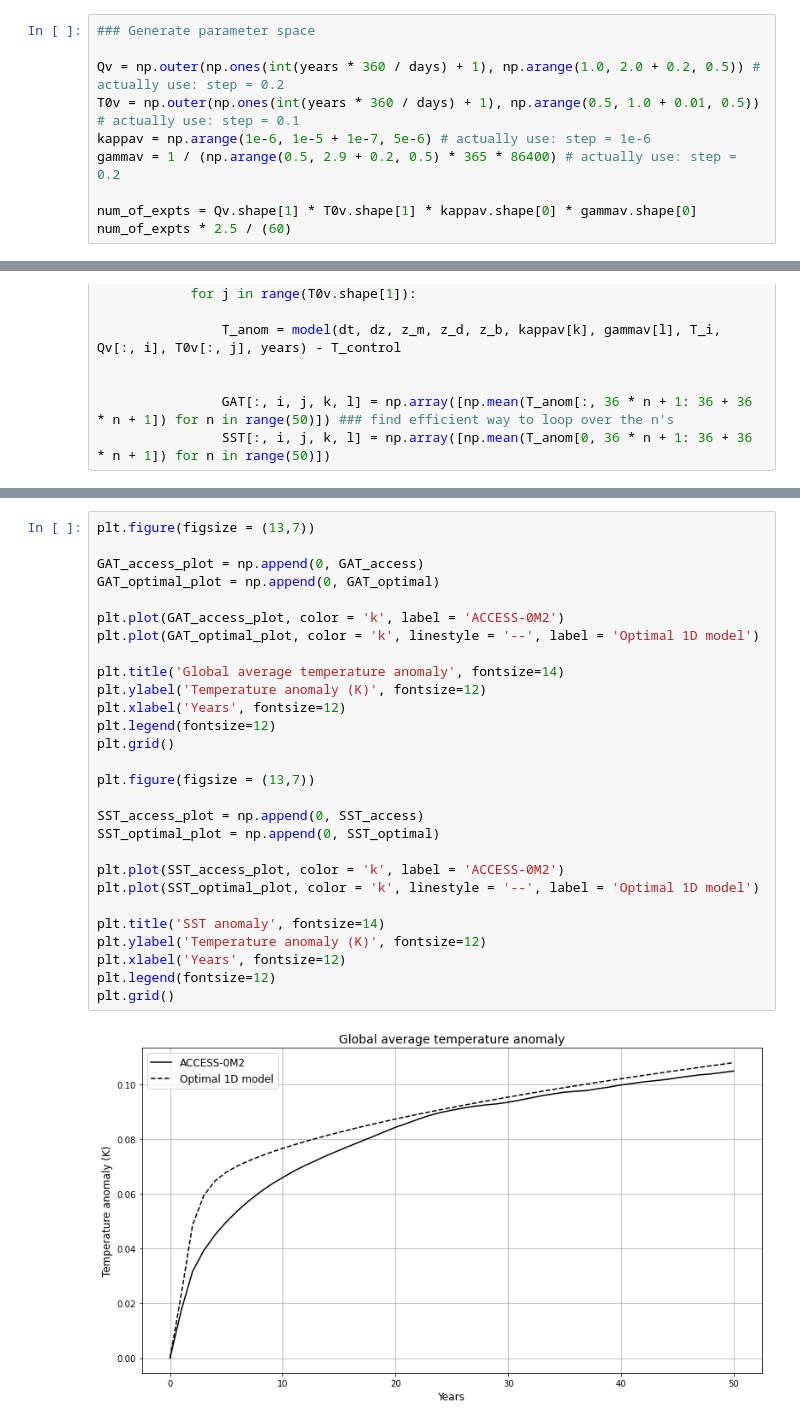
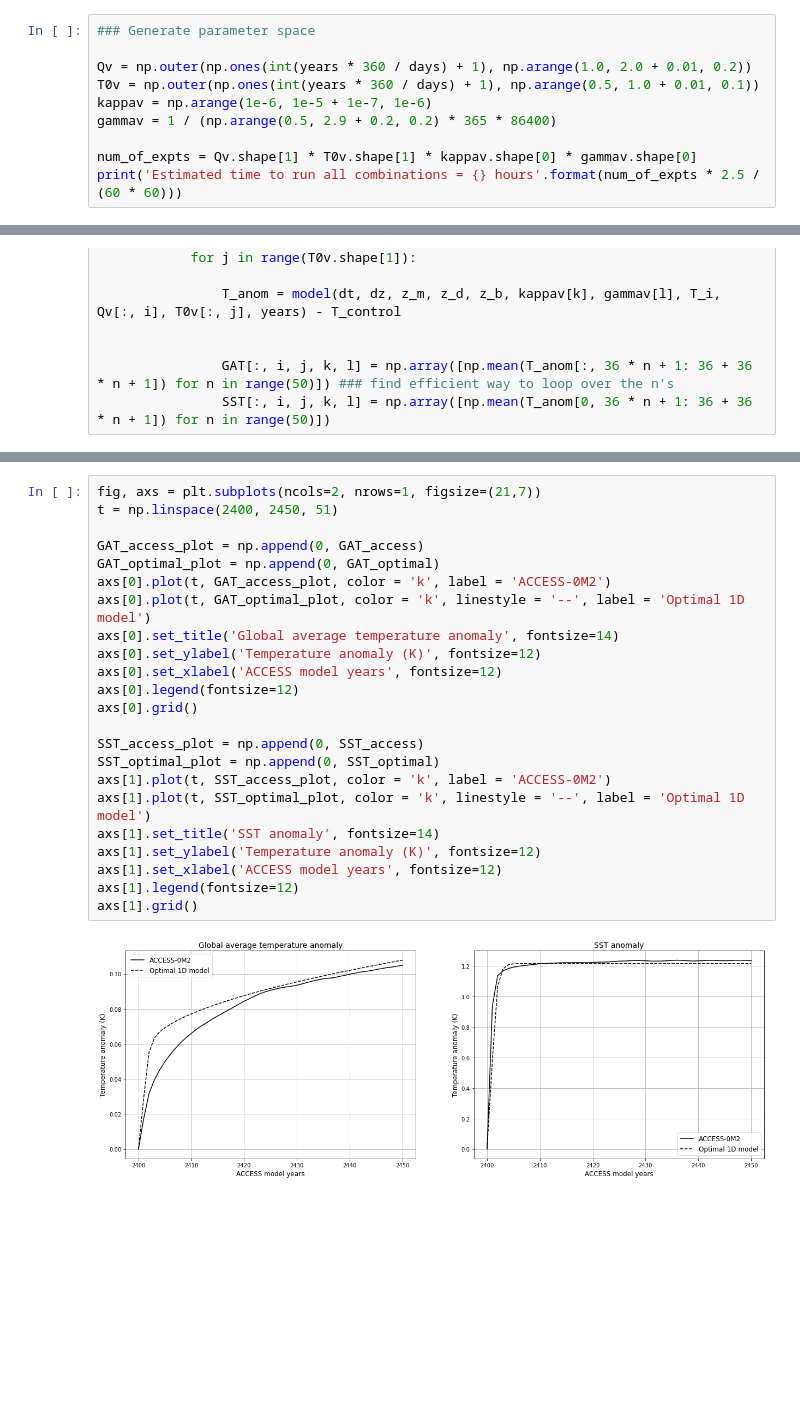
Before and after one commit to mpudig/HonoursThesis, a Jupyter notebook: one_dim_experiments.ipynb, the cells around one changed output, grey strips where cells are left out. Drawn from its saved outputs; the diff is of its cells as text; blank space fills up the shorter version.

Commit message:
Updates to one_dim_experiments. Optimal paramaters found from 5000 experiments.

```diff
--- a/one_dim_experiments.ipynb
+++ b/one_dim_experiments.ipynb
@@ -43,11 +41,11 @@ t = np.linspace(0.0, years * 360, N + 1)
 # %%
 ### Generate parameter space
 
-Qv = np.outer(np.ones(int(years * 360 / days) + 1), np.arange(1.0, 2.0 + 0.2, 0.5)) # actually use: step = 0.2
-T0v = np.outer(np.ones(int(years * 360 / days) + 1), np.arange(0.5, 1.0 + 0.01, 0.5)) # actually use: step = 0.1
-kappav = np.arange(1e-6, 1e-5 + 1e-7, 5e-6) # actually use: step = 1e-6
-gammav = 1 / (np.arange(0.5, 2.9 + 0.2, 0.5) * 365 * 86400) # actually use: step = 0.2
+Qv = np.outer(np.ones(int(years * 360 / days) + 1), np.arange(1.0, 2.0 + 0.01, 0.2))
+T0v = np.outer(np.ones(int(years * 360 / days) + 1), np.arange(0.5, 1.0 + 0.01, 0.1))
+kappav = np.arange(1e-6, 1e-5 + 1e-7, 1e-6)
+gammav = 1 / (np.arange(0.5, 2.9 + 0.2, 0.2) * 365 * 86400)
 
 num_of_expts = Qv.shape[1] * T0v.shape[1] * kappav.shape[0] * gammav.shape[0]
-num_of_expts * 2.5 / (60)
+print('Estimated time to run all combinations = {} hours'.format(num_of_expts * 2.5 / (60 * 60)))
 # %% [output]
@@ -130,30 +138,25 @@ SST_optimal = SST[:, optimal_indicies[0][0], optimal_indicies[1][0], optimal_ind
 # %%
-plt.figure(figsize = (13,7))
+fig, axs = plt.subplots(ncols=2, nrows=1, figsize=(21,7))
+t = np.linspace(2400, 2450, 51)
 
 GAT_access_plot = np.append(0, GAT_access)
 GAT_optimal_plot = np.append(0, GAT_optimal)
-
-plt.plot(GAT_access_plot, color = 'k', label = 'ACCESS-0M2')
-plt.plot(GAT_optimal_plot, color = 'k', linestyle = '--', label = 'Optimal 1D model')
-
-plt.title('Global average temperature anomaly', fontsize=14)
-plt.ylabel('Temperature anomaly (K)', fontsize=12)
-plt.xlabel('Years', fontsize=12)
-plt.legend(fontsize=12)
-plt.grid()
-
-plt.figure(figsize = (13,7))
+axs[0].plot(t, GAT_access_plot, color = 'k', label = 'ACCESS-0M2')
+axs[0].plot(t, GAT_optimal_plot, color = 'k', linestyle = '--', label = 'Optimal 1D model')
+axs[0].set_title('Global average temperature anomaly', fontsize=14)
+axs[0].set_ylabel('Temperature anomaly (K)', fontsize=12)
+axs[0].set_xlabel('ACCESS model years', fontsize=12)
+axs[0].legend(fontsize=12)
+axs[0].grid()
 
 SST_access_plot = np.append(0, SST_access)
 SST_optimal_plot = np.append(0, SST_optimal)
-
-plt.plot(SST_access_plot, color = 'k', label = 'ACCESS-0M2')
-plt.plot(SST_optimal_plot, color = 'k', linestyle = '--', label = 'Optimal 1D model')
-
-plt.title('SST anomaly', fontsize=14)
-plt.ylabel('Temperature anomaly (K)', fontsize=12)
-plt.xlabel('Years', fontsize=12)
-plt.legend(fontsize=12)
-plt.grid()
+axs[1].plot(t, SST_access_plot, color = 'k', label = 'ACCESS-0M2')
+axs[1].plot(t, SST_optimal_plot, color = 'k', linestyle = '--', label = 'Optimal 1D model')
+axs[1].set_title('SST anomaly', fontsize=14)
+axs[1].set_ylabel('Temperature anomaly (K)', fontsize=12)
+axs[1].set_xlabel('ACCESS model years', fontsize=12)
+axs[1].legend(fontsize=12)
+axs[1].grid()
 # %% [output]
-[figure, old version]
+[figure, new version]
```
Also changed, not shown: parts of 6 cells of this notebook, 4 other files.
